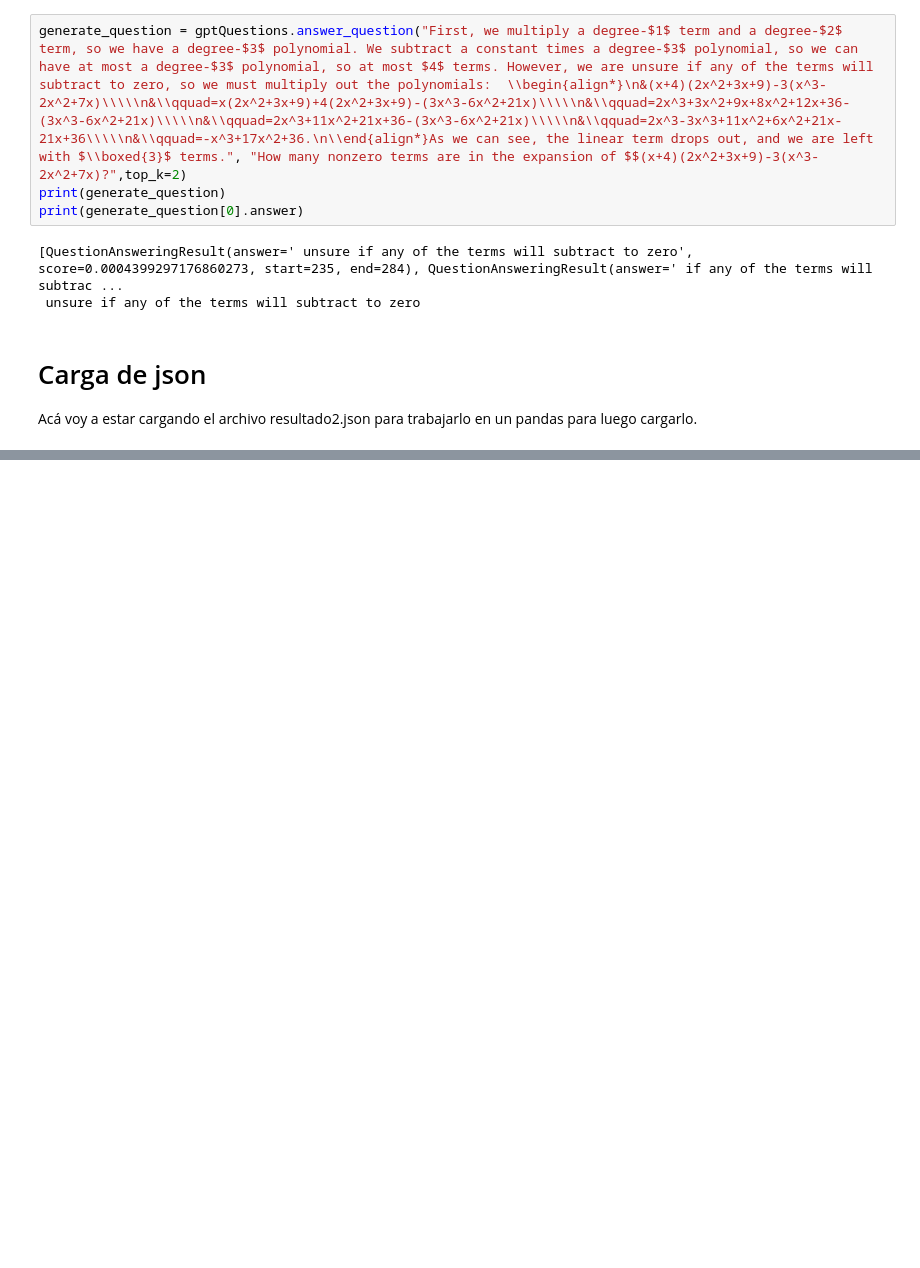
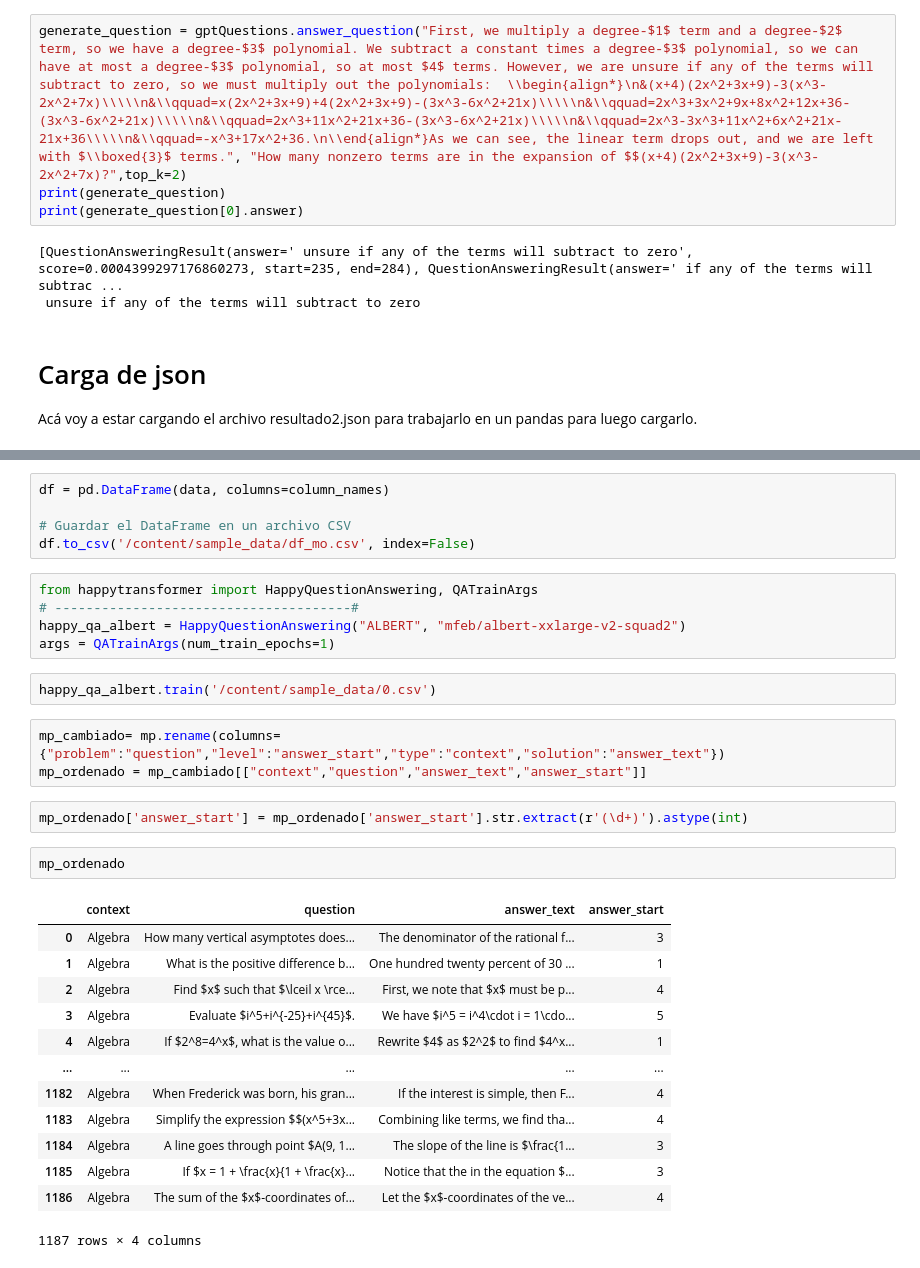
Before and after one commit to NICCANAS/NeoGPT-Duoc, a Jupyter notebook: gpt_neo_125_M.ipynb, the cells around one changed output, grey strips where cells are left out. Drawn from its saved outputs; the diff is of its cells as text; blank space fills up the shorter version.

```diff
--- a/gpt_neo_125_M.ipynb
+++ b/gpt_neo_125_M.ipynb
@@ -98,0 +117,33 @@ Aca voy a tener un poco más de problema ya que en la documentacion de Happy tra
+# %%
+df = pd.DataFrame(data, columns=column_names)
+
+# Guardar el DataFrame en un archivo CSV
+df.to_csv('/content/sample_data/df_mo.csv', index=False)
+# %%
+from happytransformer import HappyQuestionAnswering, QATrainArgs
+# --------------------------------------#
+happy_qa_albert = HappyQuestionAnswering("ALBERT", "mfeb/albert-xxlarge-v2-squad2")
+args = QATrainArgs(num_train_epochs=1)
+# %%
+happy_qa_albert.train('/content/sample_data/0.csv')
+# %%
+mp_cambiado= mp.rename(columns={"problem":"question","level":"answer_start","type":"context","solution":"answer_text"})
+mp_ordenado = mp_cambiado[["context","question","answer_text","answer_start"]]
+# %%
+mp_ordenado['answer_start'] = mp_ordenado['answer_start'].str.extract(r'(\d+)').astype(int)
+# %%
+mp_ordenado
+# %% [output]
+|  | context | question | answer_text | answer_start |
+| 0 | Algebra | How many vertical asymptotes does... | The denominator of the rational f... | 3 |
+| 1 | Algebra | What is the positive difference b... | One hundred twenty percent of 30 ... | 1 |
+| 2 | Algebra | Find $x$ such that $\lceil x \rce... | First, we note that $x$ must be p... | 4 |
+| 3 | Algebra | Evaluate $i^5+i^{-25}+i^{45}$. | We have $i^5 = i^4\cdot i = 1\cdo... | 5 |
+| 4 | Algebra | If $2^8=4^x$, what is the value o... | Rewrite $4$ as $2^2$ to find $4^x... | 1 |
+| ... | ... | ... | ... | ... |
+| 1182 | Algebra | When Frederick was born, his gran... | If the interest is simple, then F... | 4 |
+| 1183 | Algebra | Simplify the expression $$(x^5+3x... | Combining like terms, we find tha... | 4 |
+| 1184 | Algebra | A line goes through point $A(9, 1... | The slope of the line is $\frac{1... | 3 |
+| 1185 | Algebra | If $x = 1 + \frac{x}{1 + \frac{x}... | Notice that the in the equation $... | 3 |
+| 1186 | Algebra | The sum of the $x$-coordinates of... | Let the $x$-coordinates of the ve... | 4 |
+1187 rows × 4 columns
```
Also changed, not shown: parts of 19 cells of this notebook.
